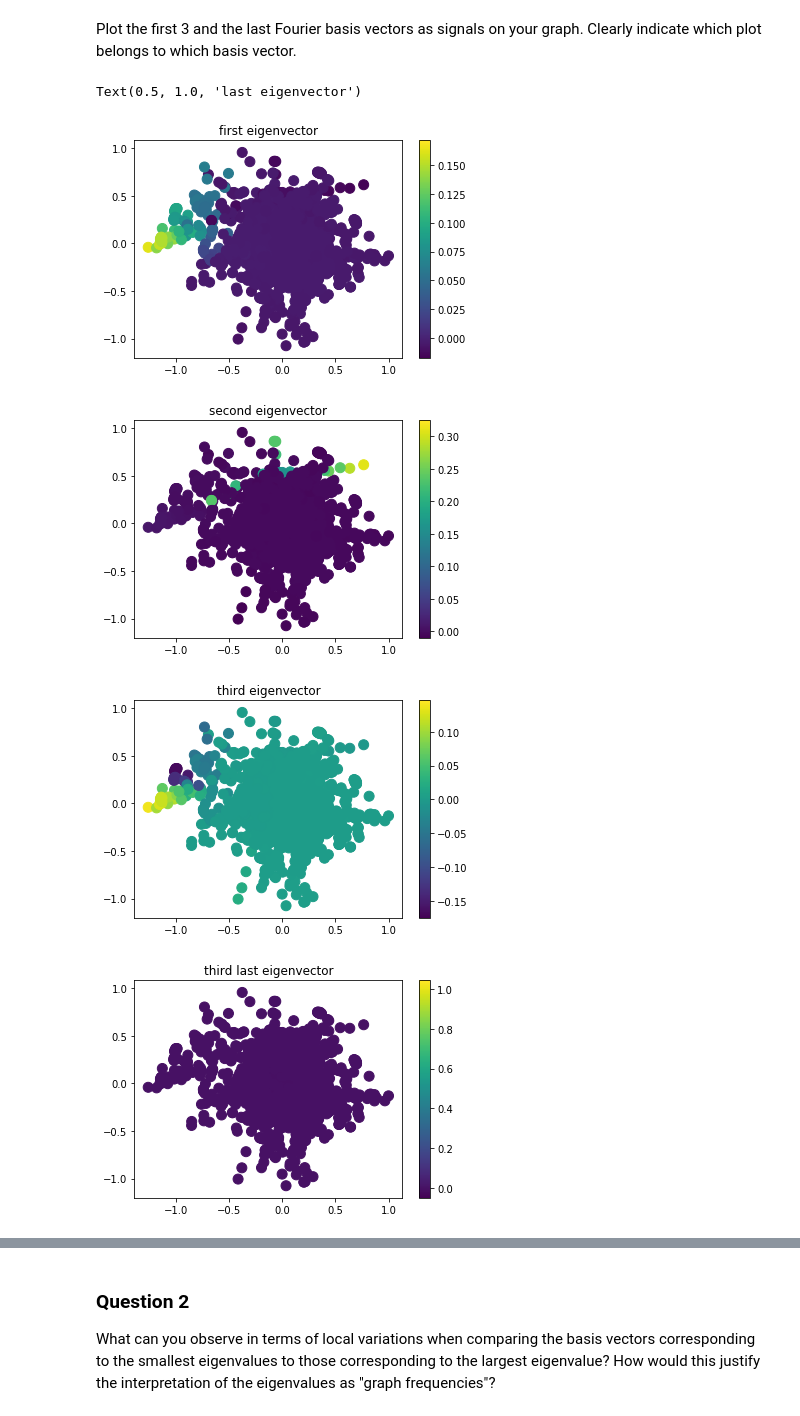
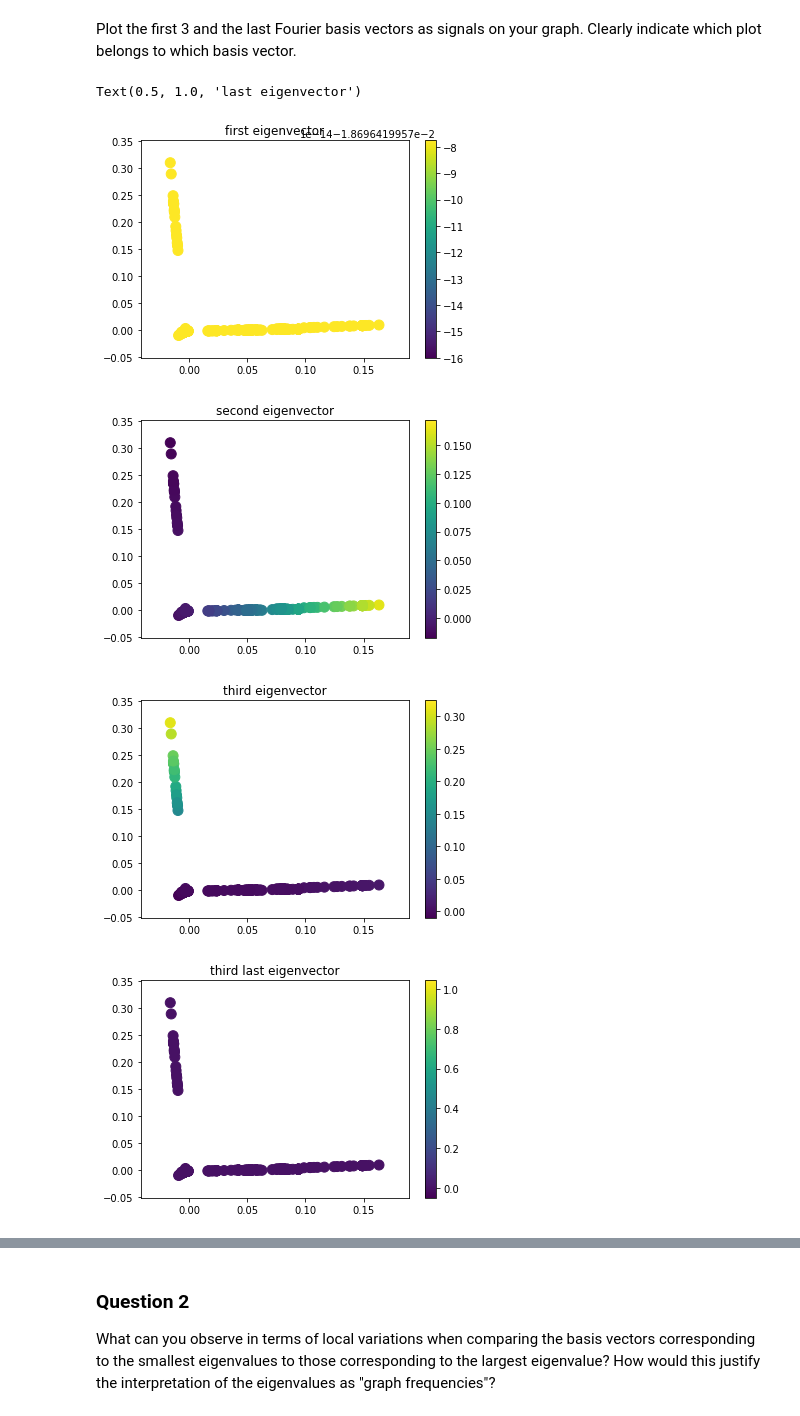
Before and after one commit to dsalathe/group_ntds, a Jupyter notebook: 4_graph_signal_processing.ipynb, the cells around one changed output, grey strips where cells are left out. Saved outputs shown, nothing was run; the diff lists cells and outputs as text; code cells hidden in the pictures.

```diff
--- a/4_graph_signal_processing.ipynb
+++ b/4_graph_signal_processing.ipynb
@@ -154,24 +161,24 @@ Plot the first 3 and the last Fourier basis vectors as signals on your graph. Cl
 import pygsp as pg
 graph = pg.graphs.Graph(adjacency_c)
 # %%
-#graph.set_coordinates(U[:, 1:3])  # Laplacian eigenmaps.
-graph.set_coordinates('spring')  # Force-directed layout.
+graph.set_coordinates(U[:, 1:3])  # Laplacian eigenmaps.
+#graph.set_coordinates('spring')  # Force-directed layout.
 # %%
+graph.plot_signal(U[:, 0])
+plt.title("first eigenvector")
 graph.plot_signal(U[:, 1])
-plt.title("first eigenvector")
+plt.title("second eigenvector")
 graph.plot_signal(U[:, 2])
-plt.title("second eigenvector")
-graph.plot_signal(U[:, 3])
 plt.title("third eigenvector")
 graph.plot_signal(U[:, -3])
 plt.title("third last eigenvector")
 graph.plot_signal(U[:, -2])
 plt.title("second last eigenvector")
 graph.plot_signal(U[:, -1])
 plt.title("last eigenvector")
 # %% [output]
 Text(0.5, 1.0, 'last eigenvector')
-[figure, old version]
+[figure, new version]
-[figure, old version]
+[figure, new version]
-[figure, old version]
+[figure, new version]
-[figure, old version]
+[figure, new version]
```
Also changed, not shown: parts of 13 cells of this notebook, 2 other files.
